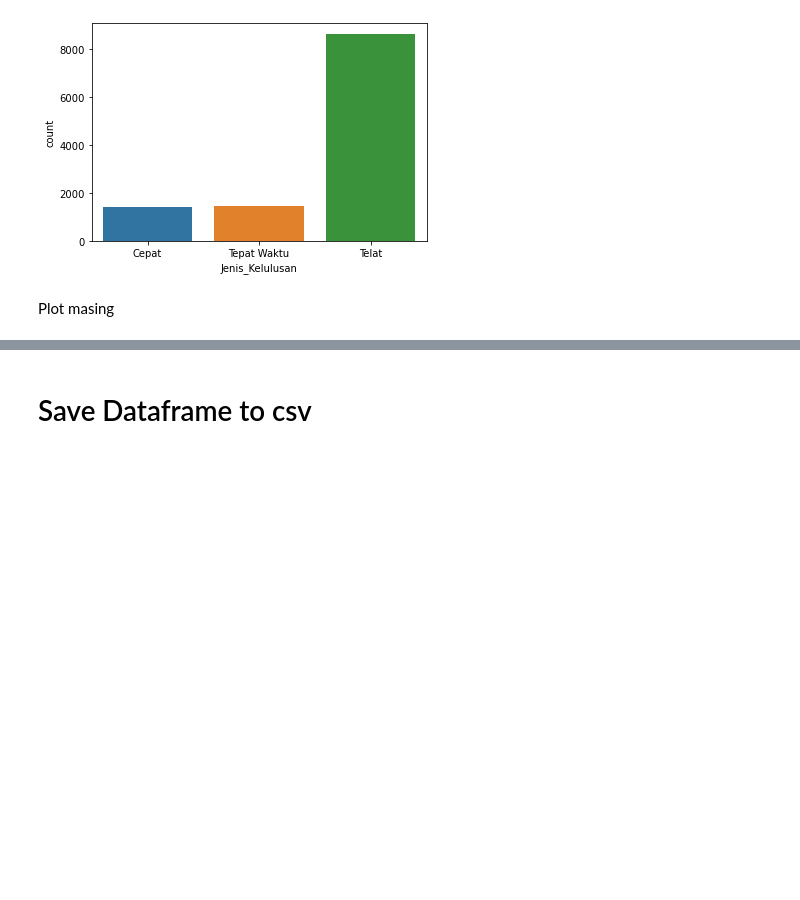
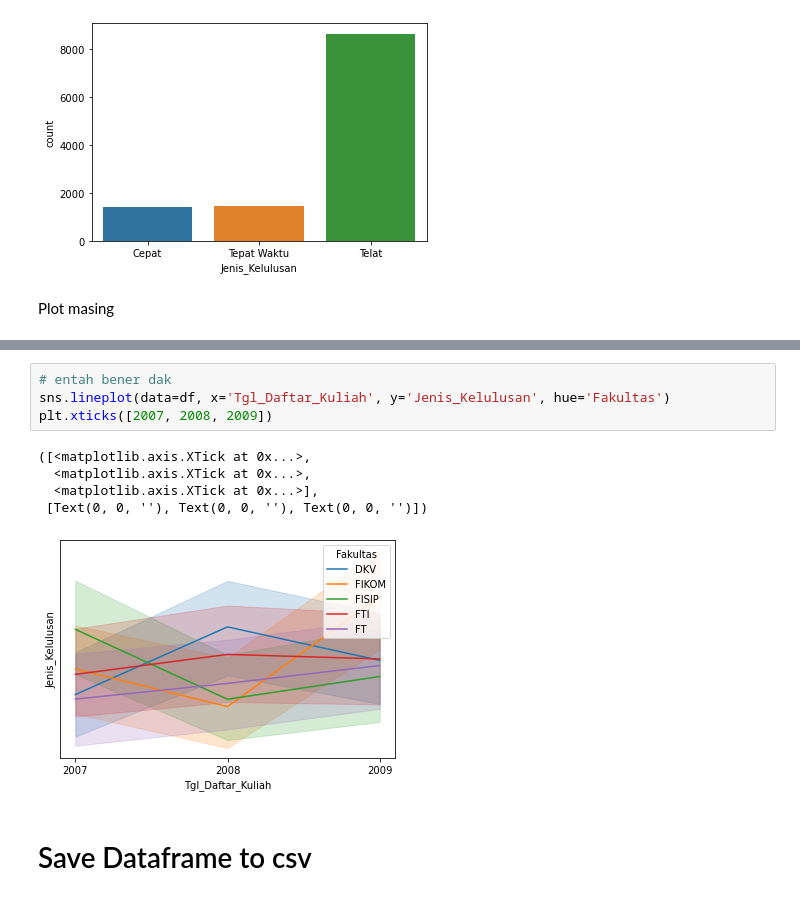
Before and after one commit to FelixFern/IFEST-2022-ODE, a Jupyter notebook: Data-Analysis.ipynb, the cells around one changed output, grey strips where cells are left out. Saved outputs shown, nothing was run; the diff lists cells and outputs as text; blank space fills up the shorter version.

```diff
--- a/Data-Analysis.ipynb
+++ b/Data-Analysis.ipynb
@@ -279,3 +393,13 @@ Plot masing
+# %%
+# entah bener dak
+sns.lineplot(data=df, x='Tgl_Daftar_Kuliah', y='Jenis_Kelulusan', hue='Fakultas')
+plt.xticks([2007, 2008, 2009])
+# %% [output]
+([<matplotlib.axis.XTick at 0x...>,
+  <matplotlib.axis.XTick at 0x...>,
+  <matplotlib.axis.XTick at 0x...>],
+ [Text(0, 0, ''), Text(0, 0, ''), Text(0, 0, '')])
+[figure, added]
 # %% [markdown]
 # Save Dataframe to csv
 # %%
```
Also changed, not shown: parts of 7 cells of this notebook.
